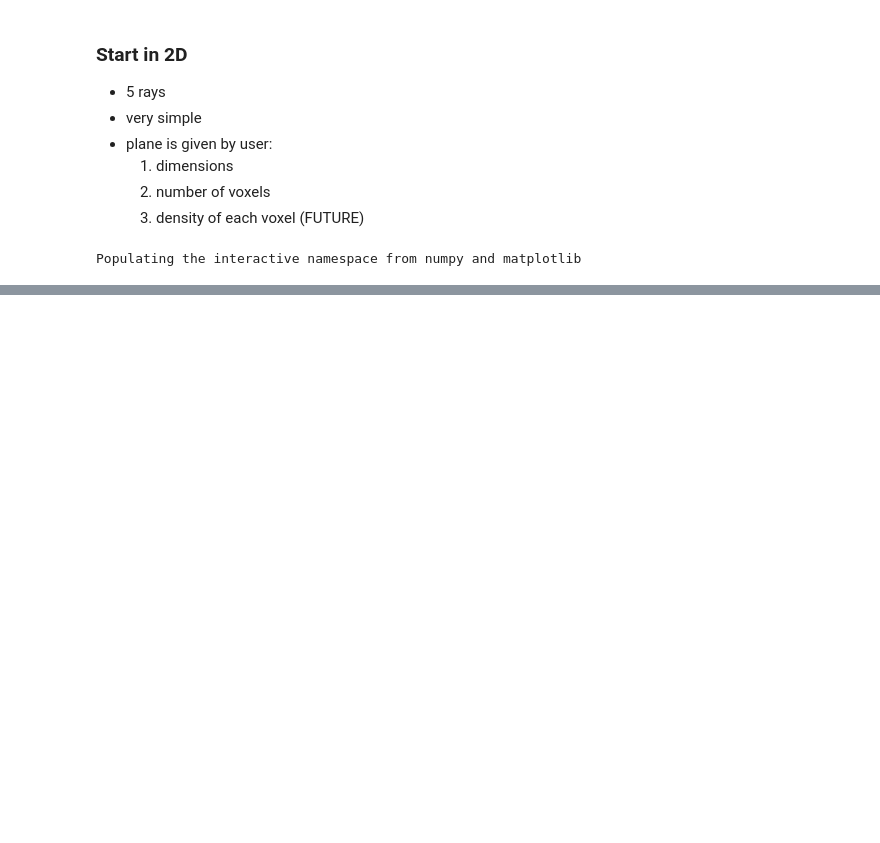
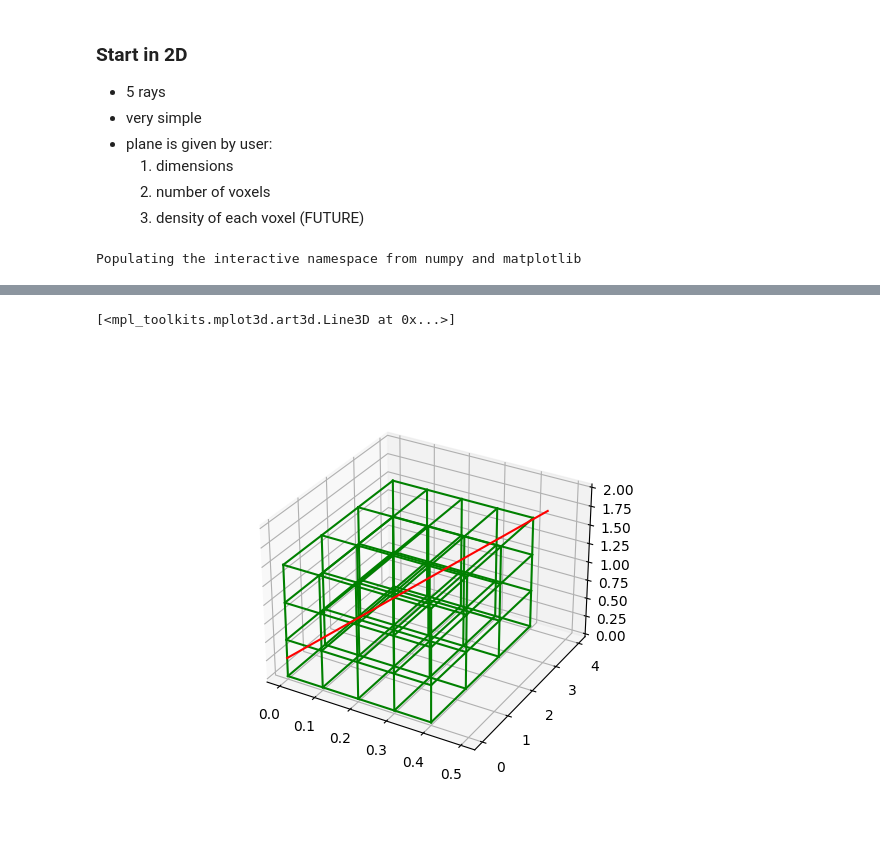
Before and after one commit to jbrewster7/NSERC-Summer-2022, a Jupyter notebook: Testing/TERMA_Ray_Tracing.ipynb, the cells around one changed output, grey strips where cells are left out. Saved outputs shown, nothing was run; the diff lists cells and outputs as text; code cells hidden in the pictures; blank space fills up the shorter version.

```diff
--- a/Testing/TERMA_Ray_Tracing.ipynb
+++ b/Testing/TERMA_Ray_Tracing.ipynb
@@ -60,3 +64,49 @@ for n in lines.keys():
 ifig=1;figure(ifig)
 for n in range(len(ycorr)):
     plot(xtries,ycorr[n],'r')
+# %%
+def plot_grid_3D(size,bins,ifig,colour='b'):
+    '''
+    size :: tuple
+      (x size, y size, z size) in centimeters
+
+    bins :: tuple
+      (number of x bins, number of y bins, number of z bins)
+    '''
+    xlines = linspace(0,size[0],bins[0]+1)
+    ylines = linspace(0,size[1],bins[1]+1)
+    zlines = linspace(0,size[2],bins[2]+1)
+
+    close(ifig)
+    fig = plt.figure(ifig)
+    ax = plt.axes(projection='3d')
+
+    for z in zlines:
+        for x in xlines:
+            ax.plot3D([x,x],[0,size[1]],z,colour)
+        for y in ylines:
+            ax.plot3D([0,size[0]],[y,y],z,colour)
+
+    for y in ylines:
+        for x in xlines:
+            ax.plot3D([x,x],[y,y],[0,size[2]],colour)
+
+    return ax,fig
+# %%
+xsize = 0.4 # in cm
+ysize = 4 # in cm
+zsize = 1.5
+
+xbins = 4
+ybins = 3
+zbins = 3
+
+ax,fig = plot_grid_3D((xsize,ysize,zsize),(xbins,ybins,zbins),2,'g')
+
+v1 = (0.5,3,2)
+v2 = (0,0,0.25)
+
+ax.plot3D((v1[0],v2[0]),(v1[1],v2[1]),(v1[2],v2[2]),'r')
+# %% [output]
+[<mpl_toolkits.mplot3d.art3d.Line3D at 0x...>]
+[figure, added]
```
Also changed, not shown: parts of 2 cells of this notebook.
